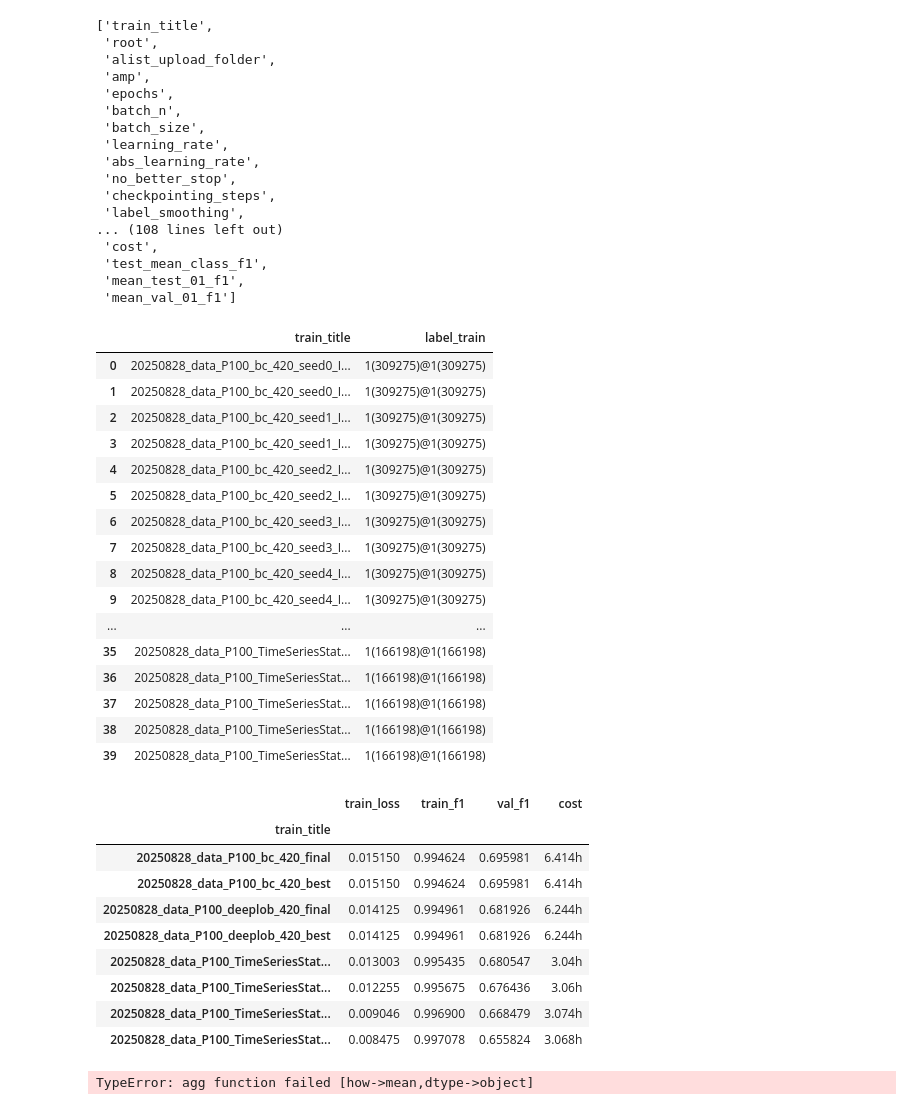
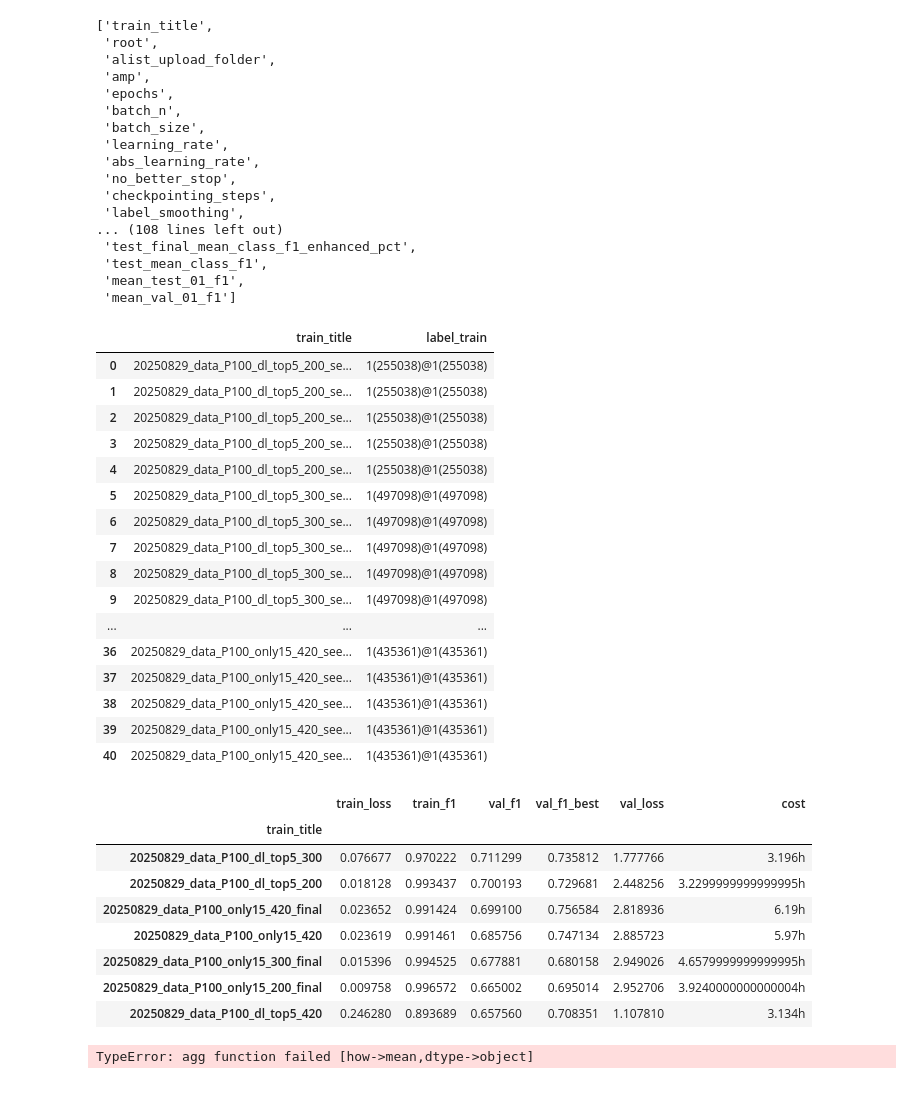
Before and after one commit to lhiqwj173/dl_helper, a Jupyter notebook: notebook/训练result汇总.ipynb, the cells around one changed output. Drawn from its saved outputs; the diff is of its cells as text; code cells hidden in the pictures.

```diff
--- a/notebook/训练result汇总.ipynb
+++ b/notebook/训练result汇总.ipynb
@@ -27,7 +27,8 @@ folders = [
     # r"D:\code\forecast_model\notebook\20250824_tcn_baseline3",
     # r'D:\code\forecast_model\notebook\20250825_tcn_baseline',
     # r"D:\code\forecast_model\notebook\20250826_tcn_filt_days",
-    r'D:\code\forecast_model\notebook\20250828_tcn_data',
+    # r'D:\code\forecast_model\notebook\20250828_tcn_data',
+    r'D:\code\forecast_model\notebook\20250829_tcn_data',
     ]
 # %%
 data = pd.DataFrame()
@@ -140,7 +141,7 @@ list(data)
  'checkpointing_steps',
  'label_smoothing',
 ... (108 lines left out)
- 'cost',
+ 'test_final_mean_class_f1_enhanced_pct',
  'test_mean_class_f1',
  'mean_test_01_f1',
  'mean_val_01_f1']
@@ -148,58 +149,57 @@ list(data)
 data[['train_title', 'label_train']]
 # %% [output]
 |  | train_title | label_train |
-| 0 | 20250828_data_P100_bc_420_seed0_I... | 1(309275)@1(309275) |
-| 1 | 20250828_data_P100_bc_420_seed0_I... | 1(309275)@1(309275) |
-| 2 | 20250828_data_P100_bc_420_seed1_I... | 1(309275)@1(309275) |
-| 3 | 20250828_data_P100_bc_420_seed1_I... | 1(309275)@1(309275) |
-| 4 | 20250828_data_P100_bc_420_seed2_I... | 1(309275)@1(309275) |
-| 5 | 20250828_data_P100_bc_420_seed2_I... | 1(309275)@1(309275) |
-| 6 | 20250828_data_P100_bc_420_seed3_I... | 1(309275)@1(309275) |
-| 7 | 20250828_data_P100_bc_420_seed3_I... | 1(309275)@1(309275) |
-| 8 | 20250828_data_P100_bc_420_seed4_I... | 1(309275)@1(309275) |
-| 9 | 20250828_data_P100_bc_420_seed4_I... | 1(309275)@1(309275) |
+| 0 | 20250829_data_P100_dl_top5_200_se... | 1(255038)@1(255038) |
+| 1 | 20250829_data_P100_dl_top5_200_se... | 1(255038)@1(255038) |
+| 2 | 20250829_data_P100_dl_top5_200_se... | 1(255038)@1(255038) |
+| 3 | 20250829_data_P100_dl_top5_200_se... | 1(255038)@1(255038) |
+| 4 | 20250829_data_P100_dl_top5_200_se... | 1(255038)@1(255038) |
+| 5 | 20250829_data_P100_dl_top5_300_se... | 1(497098)@1(497098) |
+| 6 | 20250829_data_P100_dl_top5_300_se... | 1(497098)@1(497098) |
+| 7 | 20250829_data_P100_dl_top5_300_se... | 1(497098)@1(497098) |
+| 8 | 20250829_data_P100_dl_top5_300_se... | 1(497098)@1(497098) |
+| 9 | 20250829_data_P100_dl_top5_300_se... | 1(497098)@1(497098) |
 | ... | ... | ... |
-| 35 | 20250828_data_P100_TimeSeriesStat... | 1(166198)@1(166198) |
-| 36 | 20250828_data_P100_TimeSeriesStat... | 1(166198)@1(166198) |
-| 37 | 20250828_data_P100_TimeSeriesStat... | 1(166198)@1(166198) |
-| 38 | 20250828_data_P100_TimeSeriesStat... | 1(166198)@1(166198) |
-| 39 | 20250828_data_P100_TimeSeriesStat... | 1(166198)@1(166198) |
+| 36 | 20250829_data_P100_only15_420_see... | 1(435361)@1(435361) |
+| 37 | 20250829_data_P100_only15_420_see... | 1(435361)@1(435361) |
+| 38 | 20250829_data_P100_only15_420_see... | 1(435361)@1(435361) |
+| 39 | 20250829_data_P100_only15_420_see... | 1(435361)@1(435361) |
+| 40 | 20250829_data_P100_only15_420_see... | 1(435361)@1(435361) |
 # %%
 # 多seed平均
 key_col_name = ['train_f1']
-key_col_name = ['train_loss', 'train_f1', 'val_f1', 'val_loss']
+key_col_name = ['train_loss', 'train_f1', 'val_f1', 'val_f1_best', 'val_loss']
 
 d = data.loc[:, key_col_name + ['cost']]
 d['train_title'] = data['train_title'].apply(lambda x: '_'.join([i for i in x.split('_') if 'seed' not in i]))
 
-# # 只考察 final
-# _match_bool = data['train_title'].apply(lambda x: 'final' in x)
-# d = d.loc[_match_bool]
+# 只考察 final
+_match_bool = data['train_title'].apply(lambda x: 'final' in x or ('final' not in x and 'best' not in x))
+d = d.loc[_match_bool]
 
 # # 根据 idx 区分类别
 # # 用于未区分title的情况
 # _cls = d['train_title'].apply(lambda x: [(int(i.replace('IDX', '')) % 3) for i in x.split('_') if 'IDX' in i][0])
 # _cls = _cls.apply(lambda x: ['nomove30', 'nomove50', 'nomove70'][x])
 # d['train_title'] = d['train_title'].apply(lambda x: '_'.join([i for i in x.split('_') if 'IDX' not in i])) + '_' + _cls
 
 # title 已经区分
 d['train_title'] = d['train_title'].apply(lambda x: '_'.join([i for i in x.split('_') if 'IDX' not in i]))
 
 d['cost'] = d['cost'].apply(lambda x: float(x.replace('h', '')))
 d = d.groupby('train_title').mean()
 d['cost'] = d['cost'].apply(lambda x: str(x) + 'h')
 d.sort_values('val_f1',ascending=False)
 # %% [output]
-|  | train_loss | train_f1 | val_f1 | cost |
-| train_title |  |  |  |  |
-| 20250828_data_P100_bc_420_final | 0.015150 | 0.994624 | 0.695981 | 6.414h |
-| 20250828_data_P100_bc_420_best | 0.015150 | 0.994624 | 0.695981 | 6.414h |
-| 20250828_data_P100_deeplob_420_final | 0.014125 | 0.994961 | 0.681926 | 6.244h |
-| 20250828_data_P100_deeplob_420_best | 0.014125 | 0.994961 | 0.681926 | 6.244h |
-| 20250828_data_P100_TimeSeriesStat... | 0.013003 | 0.995435 | 0.680547 | 3.04h |
-| 20250828_data_P100_TimeSeriesStat... | 0.012255 | 0.995675 | 0.676436 | 3.06h |
-| 20250828_data_P100_TimeSeriesStat... | 0.009046 | 0.996900 | 0.668479 | 3.074h |
-| 20250828_data_P100_TimeSeriesStat... | 0.008475 | 0.997078 | 0.655824 | 3.068h |
+|  | train_loss | train_f1 | val_f1 | val_f1_best | val_loss | cost |
+| train_title |  |  |  |  |  |  |
+| 20250829_data_P100_dl_top5_300 | 0.076677 | 0.970222 | 0.711299 | 0.735812 | 1.777766 | 3.196h |
+| 20250829_data_P100_dl_top5_200 | 0.018128 | 0.993437 | 0.700193 | 0.729681 | 2.448256 | 3.2299999999999995h |
+| 20250829_data_P100_only15_420_final | 0.023652 | 0.991424 | 0.699100 | 0.756584 | 2.818936 | 6.19h |
+| 20250829_data_P100_only15_420 | 0.023619 | 0.991461 | 0.685756 | 0.747134 | 2.885723 | 5.97h |
+| 20250829_data_P100_only15_300_final | 0.015396 | 0.994525 | 0.677881 | 0.680158 | 2.949026 | 4.6579999999999995h |
+| 20250829_data_P100_only15_200_final | 0.009758 | 0.996572 | 0.665002 | 0.695014 | 2.952706 | 3.9240000000000004h |
+| 20250829_data_P100_dl_top5_420 | 0.246280 | 0.893689 | 0.657560 | 0.708351 | 1.107810 | 3.134h |
 # %%
 # 多IDX平均
 key_col_name = 'val_f1'
```
Also changed, not shown: parts of 1 cell of this notebook, 1 other file.
